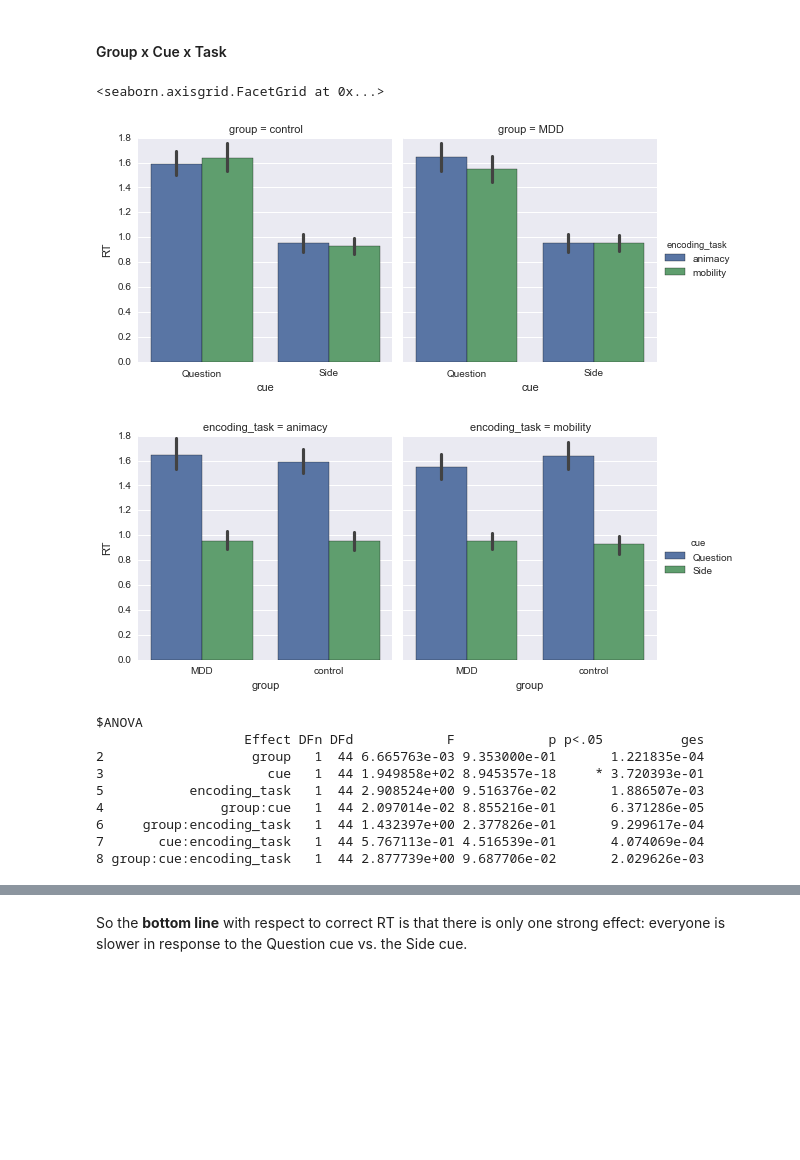
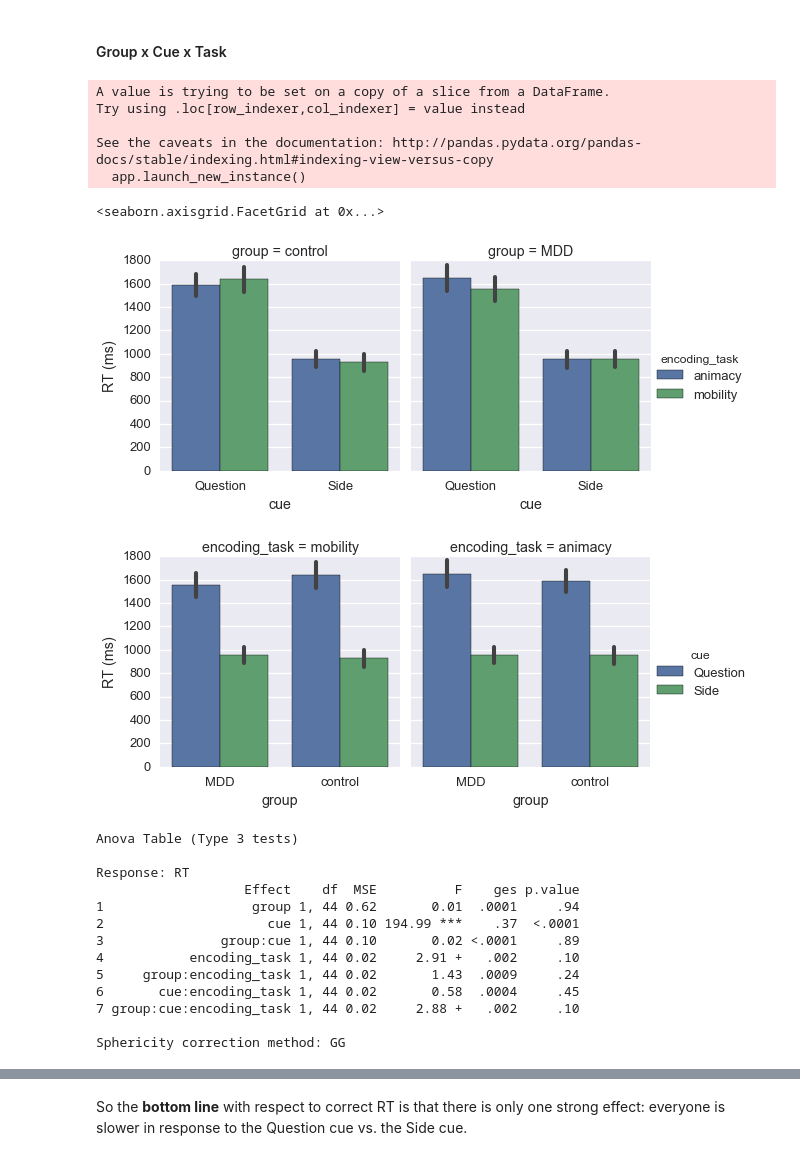
Before and after one commit to dgdillon/source-mem-paper, a Jupyter notebook: Source_ReAnalysis.ipynb, the cells around one changed output, grey strips where cells are left out. Cells and saved outputs as stored; diff of their text form; code cells hidden in the pictures; blank space fills up the shorter version.

```diff
--- a/Source_ReAnalysis.ipynb
+++ b/Source_ReAnalysis.ipynb
@@ -885,7 +880,9 @@ noe.head()
 # I think this is a good way to plot the data b/c it highlights the gorup difference in the cue effect for words from
 # the mobility task.
 sns.set_style('darkgrid')
+sns.set_context('talk')
 sns.factorplot(y='accuracy',x='group',hue='cue',col='encoding_task',units='subject',ci=68,kind='bar',data=noe,
               order = ['MDD','control'])
+sns.plt.ylim(0,1,0.2)
 sns.plt.savefig(path2figs + 'Ret_Acc_GxCxT.pdf')
 # %% [output]
@@ -892,0 +890,8 @@ sns.plt.savefig(path2figs + 'Ret_Acc_GxCxT.pdf')
+# %%
+# Plotting the mobility data alone just to make it easier to line up with Q-S difference score plot
+sns.set_style('darkgrid')
+sns.set_context('talk')
+sns.factorplot(y='accuracy',x='group',hue='cue',col='encoding_task',units='subject',ci=68,kind='bar',
+               data=noe[noe.encoding_task == 'mobility'], order = ['MDD','control'])
+sns.plt.ylim(0,1,0.2)
+sns.plt.savefig(path2figs + 'Ret_Acc_GxC_MI.pdf')
@@ -1387,6 +1521,8 @@ Okay, so the **bottom line** here is we have a Group x Cue effect for words from
 #### Odd/Even
 # %%
 # Shows that on Odd/Even trials, the MDDs are actually a bit faster than the controls. No psychomotor slowing here!
+sns.set_style('darkgrid')
+sns.set_context('talk')
 oe_corr = oe[oe.accuracy == 1]
 sns.factorplot(y='RT',x='group',units='subject',ci=68,kind='bar',data=oe_corr)
 # %% [output]
@@ -1420,16 +1556,22 @@ t(44) = 1.06, p = 0.296
 # %%
 # Strong effect of Cue, no big effects of Group or Task, maybe a Group x Cue x Task . . .
 noe_nog_corr = noe_nog[noe_nog.accuracy == 1]
-sns.factorplot(y='RT',x='cue',hue='encoding_task',col='group',units='subject',ci=68,kind='bar',data=noe_nog_corr)
+noe_nog_corr['RT (ms)'] = noe_nog_corr['RT'].apply(lambda x: 1000*x)
+sns.factorplot(y='RT (ms)',x='cue',hue='encoding_task',col='group',units='subject',ci=68,kind='bar',data=noe_nog_corr)
 # %% [output]
-<seaborn.axisgrid.FacetGrid at 0x...>
+A value is trying to be set on a copy of a slice from a DataFrame.
+Try using .loc[row_indexer,col_indexer] = value instead
+
+See the caveats in the documentation: http://pandas.pydata.org/pandas-docs/stable/indexing.html#indexing-view-versus-copy
+  app.launch_new_instance()
+<seaborn.axisgrid.FacetGrid at 0x...>
-[figure, old version]
+[figure, new version]
 # %%
-sns.factorplot(y='RT',x='group',hue='cue',col='encoding_task',units='subject',ci=68,kind='bar',data=noe_nog_corr,
-              order = ['MDD','control'])
+sns.factorplot(y='RT (ms)',x='group',hue='cue',col='encoding_task',units='subject',ci=68,kind='bar',data=noe_nog_corr,
+              order = ['MDD','control'],col_order=['mobility','animacy'])
 sns.plt.savefig(path2figs + 'Ret_RT_GxCxT_new.pdf')
 # %% [output]
-[figure, old version]
+[figure, new version]
 # %%
 # First drop the two subs with no RT data, then run the ANOVA . . . and the only sig effect is the huge Cue effect.
 
@@ -1437,18 +1579,22 @@ noe_nog_corr_clean = noe_nog_corr[~((noe_nog_corr.subject == 'SM045') | (noe_nog
 %Rpush noe_nog_corr_clean
 # %R str(noe_nog_corr_clean)
 
-%R ret_rt <- ezANOVA(dv=RT, wid=subject, within=.(cue,encoding_task), between=group, data=noe_nog_corr_clean)
+%R ret_rt <- aov_ez(id='subject', dv='RT', within=c('cue','encoding_task'), between='group', data=noe_nog_corr_clean)
 %R print(ret_rt)
 # %% [output]
-$ANOVA
-                   Effect DFn DFd            F            p p<.05          ges
-2                   group   1  44 6.665763e-03 9.353000e-01       1.221835e-04
-3                     cue   1  44 1.949858e+02 8.945357e-18     * 3.720393e-01
-5           encoding_task   1  44 2.908524e+00 9.516376e-02       1.886507e-03
-4               group:cue   1  44 2.097014e-02 8.855216e-01       6.371286e-05
-6     group:encoding_task   1  44 1.432397e+00 2.377826e-01       9.299617e-04
-7       cue:encoding_task   1  44 5.767113e-01 4.516539e-01       4.074069e-04
-8 group:cue:encoding_task   1  44 2.877739e+00 9.687706e-02       2.029626e-03
+Anova Table (Type 3 tests)
+
+Response: RT
+                   Effect    df  MSE          F    ges p.value
+1                   group 1, 44 0.62       0.01  .0001     .94
+2                     cue 1, 44 0.10 194.99 ***    .37  <.0001
+3               group:cue 1, 44 0.10       0.02 <.0001     .89
+4           encoding_task 1, 44 0.02     2.91 +   .002     .10
+5     group:encoding_task 1, 44 0.02       1.43  .0009     .24
+6       cue:encoding_task 1, 44 0.02       0.58  .0004     .45
+7 group:cue:encoding_task 1, 44 0.02     2.88 +   .002     .10
+
+Sphericity correction method: GG
 # %%
 # Here are the descriptives on the Cue effect (RT in ms)
 g = noe_nog_corr_clean.groupby(['subject','group','cue','encoding_task'])['RT'].mean()
```
Also changed, not shown: parts of 79 cells of this notebook, 16 other files.
